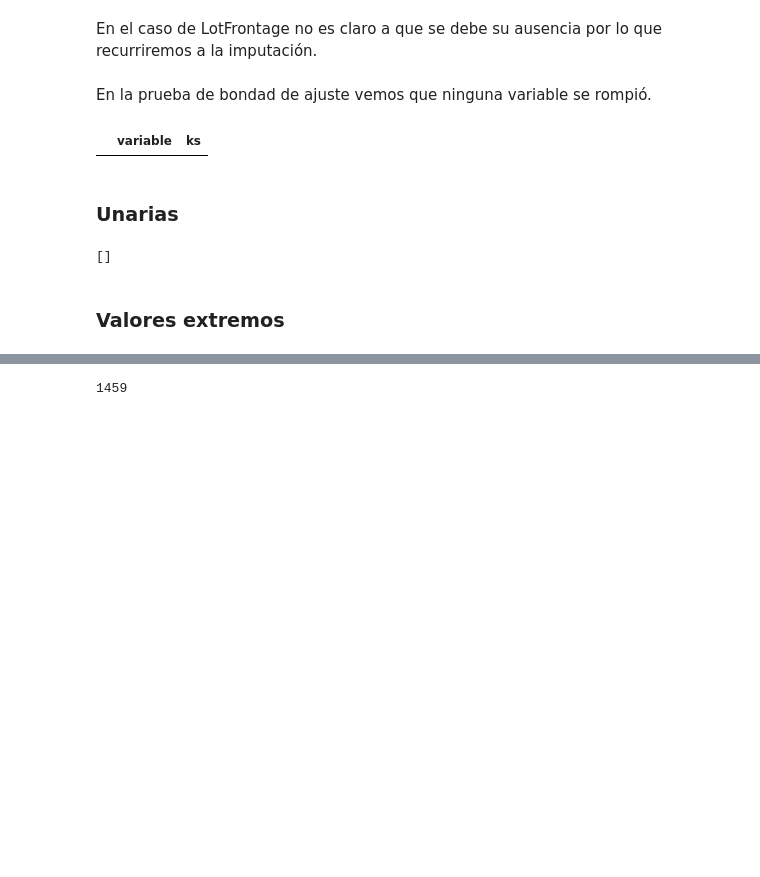
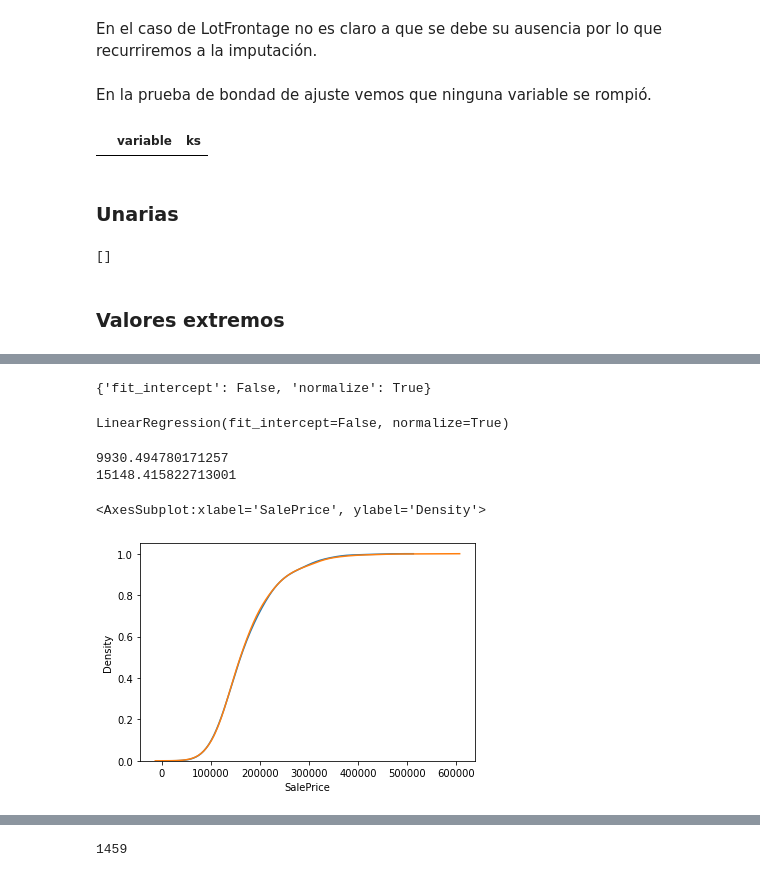
Before and after one commit to OsvaldoSan/Cuadernos_ML, a Jupyter notebook: Kaggle/home_prices/Housing Prices.ipynb, the cells around one changed output, grey strips where cells are left out. Saved outputs shown, nothing was run; the diff lists cells and outputs as text; code cells hidden in the pictures; blank space fills up the shorter version.

```diff
--- a/Kaggle/home_prices/Housing Prices.ipynb
+++ b/Kaggle/home_prices/Housing Prices.ipynb
@@ -257,0 +300,9 @@ Length: 338, dtype: int64
+# %%
+grid = GridSearchCV(param_grid=hiperparametros,
+                    estimator=modeloRL,
+                    cv=10,
+                    scoring='neg_mean_absolute_error',
+                    n_jobs=-1,
+                    verbose=True)
+# %%
+grid.fit(Xt,yt)
@@ -257,0 +317,22 @@ Length: 338, dtype: int64
+# %%
+modeloRL = grid.best_estimator_
+# %%
+grid.best_params_
+# %% [output]
+{'fit_intercept': False, 'normalize': True}
+# %%
+modeloRL.fit(Xt,yt)
+# %% [output]
+LinearRegression(fit_intercept=False, normalize=True)
+# %%
+print(mean_absolute_error(y_true=yt,y_pred=modeloRL.predict(Xt)))
+print(mean_absolute_error(y_true=yv,y_pred=modeloRL.predict(Xv)))
+# %% [output]
+9930.494780171257
+15148.415822713001
+# %%
+sns.distplot(modeloRL.predict(Xt),hist=False,kde_kws={'cumulative':True})
+sns.distplot(yt,hist=False,kde_kws={'cumulative':True})
+# %% [output]
+<AxesSubplot:xlabel='SalePrice', ylabel='Density'>
+[figure, added]
```
Also changed, not shown: parts of 65 cells of this notebook, 1 other file.
